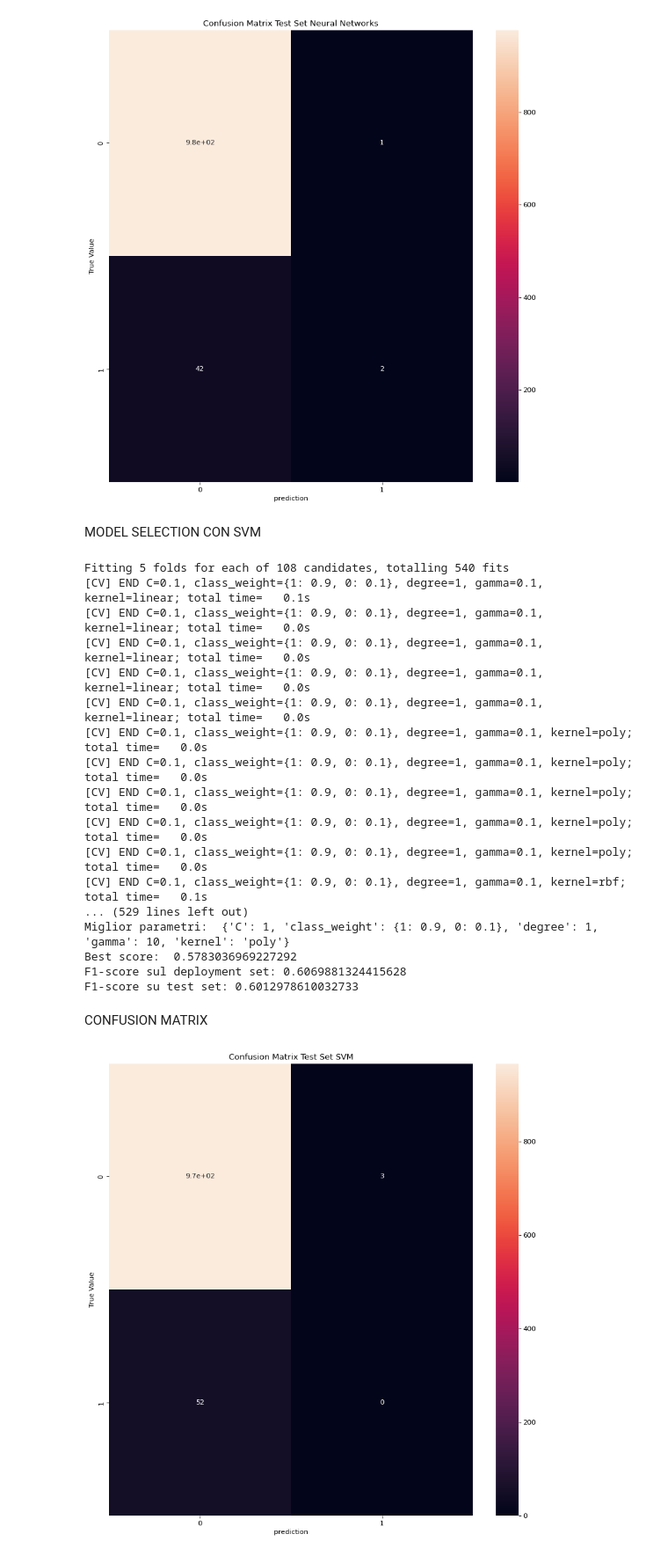
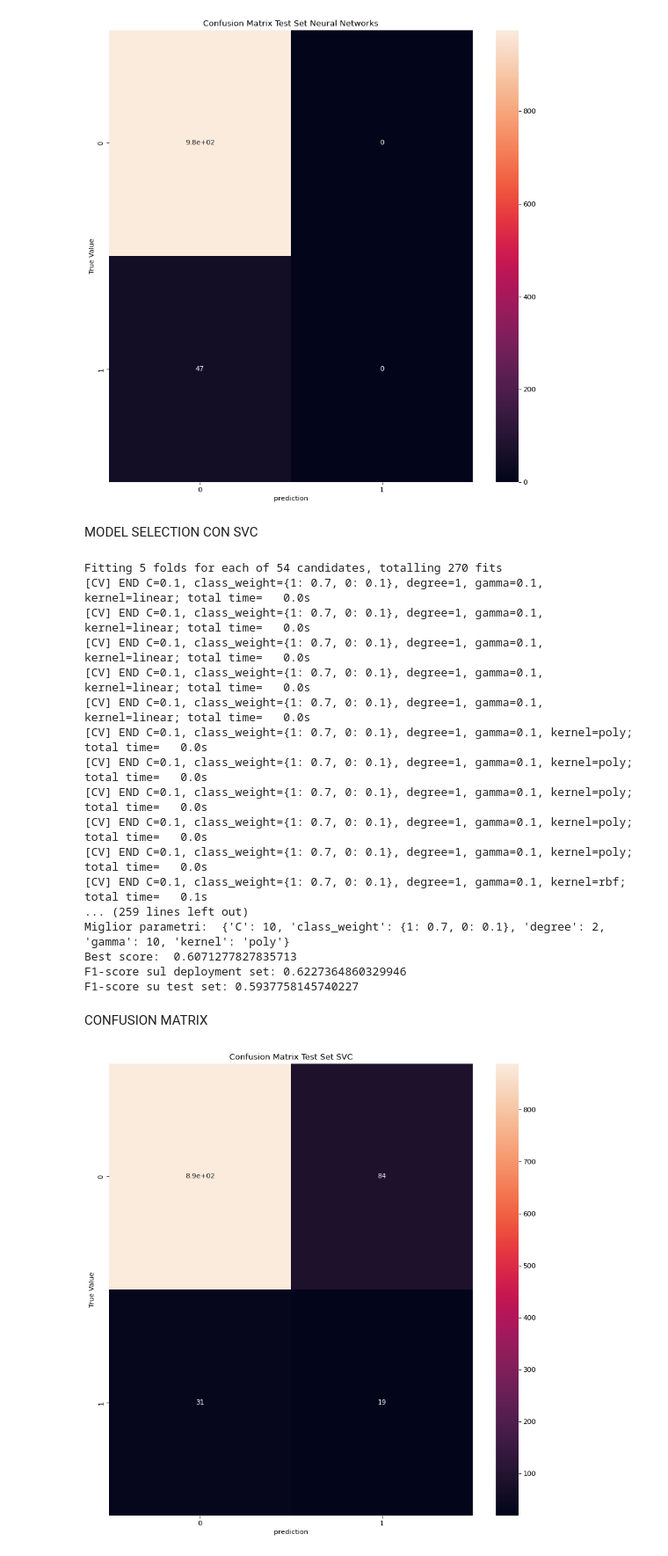
Before and after one commit to Daniele-00/Progetto-MachineLearning, a Jupyter notebook: ProgettoStroke/progettoML.ipynb, the cells around one changed output. Shown at 88% size. Drawn from its saved outputs; the diff is of its cells as text; code cells hidden in the pictures.

```diff
--- a/ProgettoStroke/progettoML.ipynb
+++ b/ProgettoStroke/progettoML.ipynb
@@ -755,11 +757,11 @@ memory usage: 20.1 KB
 None
 # %%
 #Normalizzazione test set:
-temp_te = X_te[['gender_Male', 'ever_married_Yes', 'work_type_Private','Residence_type_Urban', 'smoking_status_never smoked']]
-X_te = X_te.drop(['gender_Male', 'ever_married_Yes', 'work_type_Private','Residence_type_Urban', 'smoking_status_never smoked','smoking_status_smokes'], axis=1)
+temp_te = X_te[['gender_Male','work_type_children', 'work_type_Private','Residence_type_Urban', 'smoking_status_never smoked','smoking_status_smokes']]
+X_te = X_te.drop(['gender_Male','work_type_children', 'work_type_Private','Residence_type_Urban', 'smoking_status_never smoked','smoking_status_smokes'], axis=1)
 
 X_tes_norm = scaler.transform(X_te)
-X_tes_norm = pd.DataFrame(X_tes_norm , columns=['age' ,'hypertension','avg_glucose_level','bmi','heart_disease' ])
+X_tes_norm = pd.DataFrame(X_tes_norm , columns=['age' ,'hypertension','avg_glucose_level','heart_disease' ])
 X_tes_final = pd.concat([ X_tes_norm.reset_index(drop=True) , temp_te.reset_index(drop=True)] , axis=1 )
 print(X_tes_norm.info())
 print(X_dep_norm.head())
@@ -870,22 +857,26 @@ plt.show()
 MODEL SELECTION CON NEURAL NETWORKS
 # %%
 from sklearn.neural_network import MLPClassifier
+
+#Definisco oggetto smote per oversample
+smote = SMOTE(sampling_strategy=0.3, random_state=42)
+data_sampled,target = smote.fit_resample(X_tr_final,t_tr)
+
 # Definisci il modello della rete neurale
-mlp = MLPClassifier(max_iter=200)
-
+mlp = MLPClassifier(max_iter=1000)
 # Definisci la griglia degli iperparametri da esplorare
 param_grid = {
     'hidden_layer_sizes': [(50,), (100,), (50, 50), (100, 50)],
-    'activation': ['identity', 'logistic', 'tanh', 'relu'],
+    'activation': ['tanh', 'relu'],
     'solver' : ['lgbs','adam'],
-    'alpha': [0.0001, 0.001, 0.01],
+    'alpha': [0.0001, 0.001, 0.01, 0.1, 1, 10, 100],
 }
 
 # Crea l'oggetto GridSearchCV
 grid_search_nn = GridSearchCV(mlp, param_grid, cv=5, n_jobs=-1, verbose=1, scoring = 'f1_macro')
 
 # Esegui la ricerca degli iperparametri sulla griglia
-grid_search_nn.fit(X_tr_final, t_tr)
+grid_search_nn.fit(data_sampled, target)
 
 
 # Ottieni i migliori parametri e il miglior modello
@@ -923,24 +917,24 @@ plt.show()
 # %% [output]
 [figure]
 # %% [markdown]
-MODEL SELECTION CON SVM
+MODEL SELECTION CON SVC
 # %%
-#USO SVM
+#USO SVC
 
 # Definisci la griglia degli iperparametri per SVM
-param_grid_svm = {
-    'kernel': ['linear', 'poly', 'rbf', 'sigmoid'],
-    'degree': [1,2,3],  # Specifico solo alcuni gradi polinomiali, puoi modificarli
+param_grid_svc = {
+    'kernel': ['linear', 'poly', 'rbf'],
+    'degree': [1,2],  # Specifico solo alcuni gradi polinomiali
     'C': [0.1,1,10],
-    'class_weight' : [{1: 0.9, 0: 0.1}],
-    'gamma': [ 0.1,1,10]  # Aggiungi altri valori se necessario
+    'class_weight' : [{1: 0.7, 0: 0.1}], # Imposto peso delle classi
+    'gamma': [ 0.1,1,10]
 }
 
-# Crea un modello SVM
+# Crea un modello SVC
 svm_model = SVC()
 
 # Configura la Grid Search per SVM
-grid_search_svm = GridSearchCV(svm_model, param_grid_svm, cv=5, scoring='f1_macro',verbose=2)
+grid_search_svm = GridSearchCV(svm_model, param_grid_svc, cv=5, scoring='f1_macro',verbose=2)
 
 # Esegui la Grid Search sul tuo dataset
 grid_search_svm.fit(X_tr_final, t_tr)
@@ -966,32 +960,32 @@ t_pred_svm_test = best_model_svm.predict(X_tes_final)
 f1_score_tes_svm = f1_score(t_te, t_pred_svm_test, average='macro')
 print("F1-score su test set:", f1_score_tes_svm)
 # %% [output]
-Fitting 5 folds for each of 108 candidates, totalling 540 fits
-[CV] END C=0.1, class_weight={1: 0.9, 0: 0.1}, degree=1, gamma=0.1, kernel=linear; total time=   0.1s
-[CV] END C=0.1, class_weight={1: 0.9, 0: 0.1}, degree=1, gamma=0.1, kernel=linear; total time=   0.0s
-[CV] END C=0.1, class_weight={1: 0.9, 0: 0.1}, degree=1, gamma=0.1, kernel=linear; total time=   0.0s
-[CV] END C=0.1, class_weight={1: 0.9, 0: 0.1}, degree=1, gamma=0.1, kernel=linear; total time=   0.0s
-[CV] END C=0.1, class_weight={1: 0.9, 0: 0.1}, degree=1, gamma=0.1, kernel=linear; total time=   0.0s
-[CV] END C=0.1, class_weight={1: 0.9, 0: 0.1}, degree=1, gamma=0.1, kernel=poly; total time=   0.0s
-[CV] END C=0.1, class_weight={1: 0.9, 0: 0.1}, degree=1, gamma=0.1, kernel=poly; total time=   0.0s
-[CV] END C=0.1, class_weight={1: 0.9, 0: 0.1}, degree=1, gamma=0.1, kernel=poly; total time=   0.0s
-[CV] END C=0.1, class_weight={1: 0.9, 0: 0.1}, degree=1, gamma=0.1, kernel=poly; total time=   0.0s
-[CV] END C=0.1, class_weight={1: 0.9, 0: 0.1}, degree=1, gamma=0.1, kernel=poly; total time=   0.0s
-[CV] END C=0.1, class_weight={1: 0.9, 0: 0.1}, degree=1, gamma=0.1, kernel=rbf; total time=   0.1s
-... (529 lines left out)
-Miglior parametri:  {'C': 1, 'class_weight': {1: 0.9, 0: 0.1}, 'degree': 1, 'gamma': 10, 'kernel': 'poly'}
-Best score:  0.5783036969227292
-F1-score sul deployment set: 0.6069881324415628
-F1-score su test set: 0.6012978610032733
+Fitting 5 folds for each of 54 candidates, totalling 270 fits
+[CV] END C=0.1, class_weight={1: 0.7, 0: 0.1}, degree=1, gamma=0.1, kernel=linear; total time=   0.0s
+[CV] END C=0.1, class_weight={1: 0.7, 0: 0.1}, degree=1, gamma=0.1, kernel=linear; total time=   0.0s
+[CV] END C=0.1, class_weight={1: 0.7, 0: 0.1}, degree=1, gamma=0.1, kernel=linear; total time=   0.0s
+[CV] END C=0.1, class_weight={1: 0.7, 0: 0.1}, degree=1, gamma=0.1, kernel=linear; total time=   0.0s
+[CV] END C=0.1, class_weight={1: 0.7, 0: 0.1}, degree=1, gamma=0.1, kernel=linear; total time=   0.0s
+[CV] END C=0.1, class_weight={1: 0.7, 0: 0.1}, degree=1, gamma=0.1, kernel=poly; total time=   0.0s
+[CV] END C=0.1, class_weight={1: 0.7, 0: 0.1}, degree=1, gamma=0.1, kernel=poly; total time=   0.0s
+[CV] END C=0.1, class_weight={1: 0.7, 0: 0.1}, degree=1, gamma=0.1, kernel=poly; total time=   0.0s
+[CV] END C=0.1, class_weight={1: 0.7, 0: 0.1}, degree=1, gamma=0.1, kernel=poly; total time=   0.0s
+[CV] END C=0.1, class_weight={1: 0.7, 0: 0.1}, degree=1, gamma=0.1, kernel=poly; total time=   0.0s
+[CV] END C=0.1, class_weight={1: 0.7, 0: 0.1}, degree=1, gamma=0.1, kernel=rbf; total time=   0.1s
+... (259 lines left out)
+Miglior parametri:  {'C': 10, 'class_weight': {1: 0.7, 0: 0.1}, 'degree': 2, 'gamma': 10, 'kernel': 'poly'}
+Best score:  0.6071277827835713
+F1-score sul deployment set: 0.6227364860329946
+F1-score su test set: 0.5937758145740227
 # %% [markdown]
 CONFUSION MATRIX
 # %%
-conf_matrix_nn = confusion_matrix(t_te, t_pred_nn_test)
+conf_matrix_nn = confusion_matrix(t_te, t_pred_svm_test)
 figure(figsize=(12,12) , dpi = 80)
 hm = sns.heatmap(conf_matrix_nn, annot=True)
-plt.title("Confusion Matrix Test Set SVM")
+plt.title("Confusion Matrix Test Set SVC")
 plt.xlabel("prediction")
 plt.ylabel("True Value")
 plt.show()
 # %% [output]
-[figure, old version]
+[figure, new version]
```
Also changed, not shown: parts of 17 cells of this notebook.
